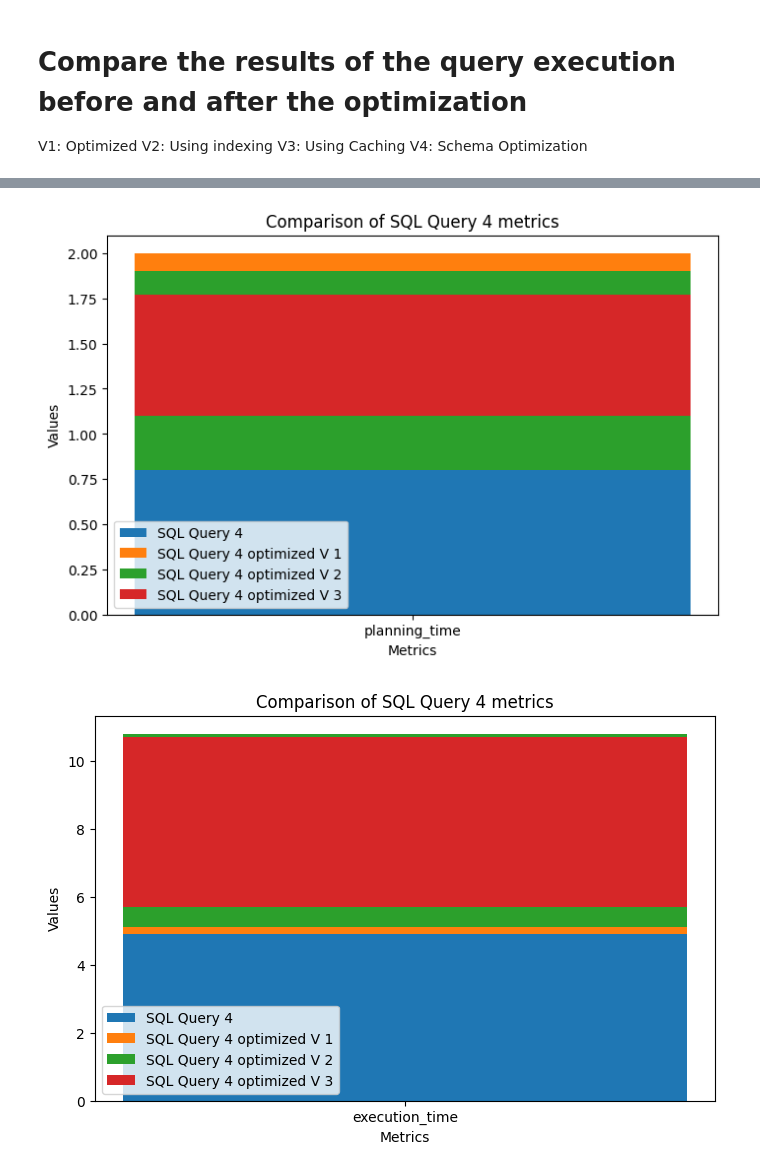
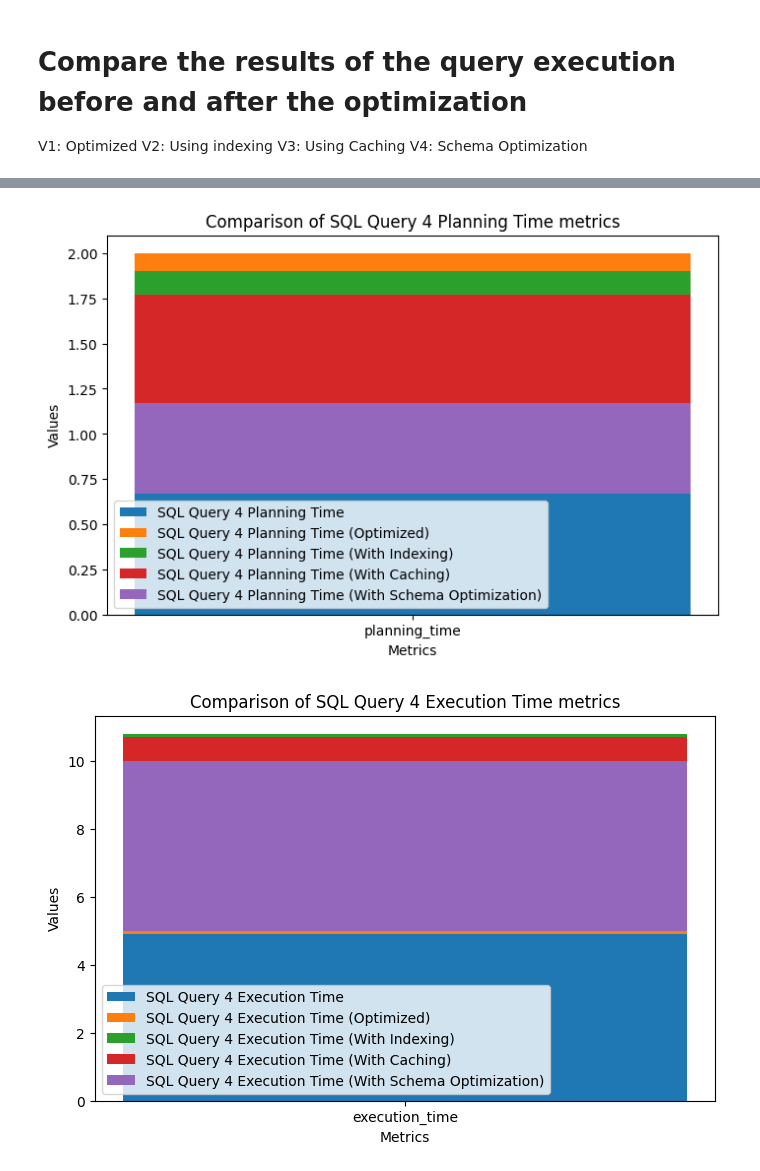
Before and after one commit to Mostafa-wael/Database-Tuning, a Jupyter notebook: results/results.ipynb, the cells around one changed output, grey strips where cells are left out. Cells and saved outputs as stored; diff of their text form; code cells hidden in the pictures.

```diff
--- a/results/results.ipynb
+++ b/results/results.ipynb
@@ -4,11 +4,13 @@ import matplotlib.pyplot as plt
 # convert the previous lines into a function
 def plotMetrics(metricsQueries:list, metrics, label):
     plt.figure(figsize=(8,5))
-    # print the metrics of the first query
     plt.bar(metrics, metricsQueries[0], label=label, width=0.4)
-    for i in range(len(metricsQueries)-1):
-        # expand the axes to fit the new metrics
-        plt.bar(metrics, metricsQueries[i+1], label=label + ' optimized V {}'.format(i+1), width=0.4, bottom=metricsQueries[i])
+    plt.bar(metrics, metricsQueries[1], label=label + ' (Optimized)', width=0.4, bottom=metricsQueries[0])
+    plt.bar(metrics, metricsQueries[2], label=label + ' (With Indexing)', width=0.4, bottom=metricsQueries[1])
+    plt.bar(metrics, metricsQueries[3], label=label + ' (With Caching)', width=0.4, bottom=metricsQueries[2])
+    plt.bar(metrics, metricsQueries[4], label=label + ' (With Schema Optimization)', width=0.4, bottom=metricsQueries[3])
+
+
     plt.legend()
     plt.title('Comparison of ' + label + ' metrics')
     plt.xlabel('Metrics')
@@ -73,11 +75,11 @@ plotMetrics(metricsQuerySQL3_execution_time, metricsSQL[1], label='SQL Query 3')
 # %%
 # non-optimized query, optimized, index, cache, schema
 # metricsQuerySQL4 = [[1.2, 4.9], [0.8, 5.1],[1.1, 5.7], [0.67, 5]]
 # plotMetrics(metricsQuerySQL4, metricsSQL, label='SQL Query 4')
-metricsQuerySQL4_planning_time = [1.2, 0.8, 1.1, 0.67]
-metricsQuerySQL4_execution_time = [4.9, 5.1, 5.7, 5]
-plotMetrics(metricsQuerySQL4_planning_time, metricsSQL[0], label='SQL Query 4')
-plotMetrics(metricsQuerySQL4_execution_time, metricsSQL[1], label='SQL Query 4')
+metricsQuerySQL4_planning_time = [1.2, 0.8, 1.1, 0.67, 0.5]
+metricsQuerySQL4_execution_time = [4.9, 5.1, 5.7, 5, 5]
+plotMetrics(metricsQuerySQL4_planning_time, metricsSQL[0], label='SQL Query 4 Planning Time')
+plotMetrics(metricsQuerySQL4_execution_time, metricsSQL[1], label='SQL Query 4 Execution Time')
 # %% [output]
-[figure, old version]
+[figure, new version]
-[figure, old version]
+[figure, new version]
```
Also changed, not shown: parts of 3 cells of this notebook, 4 other files.
